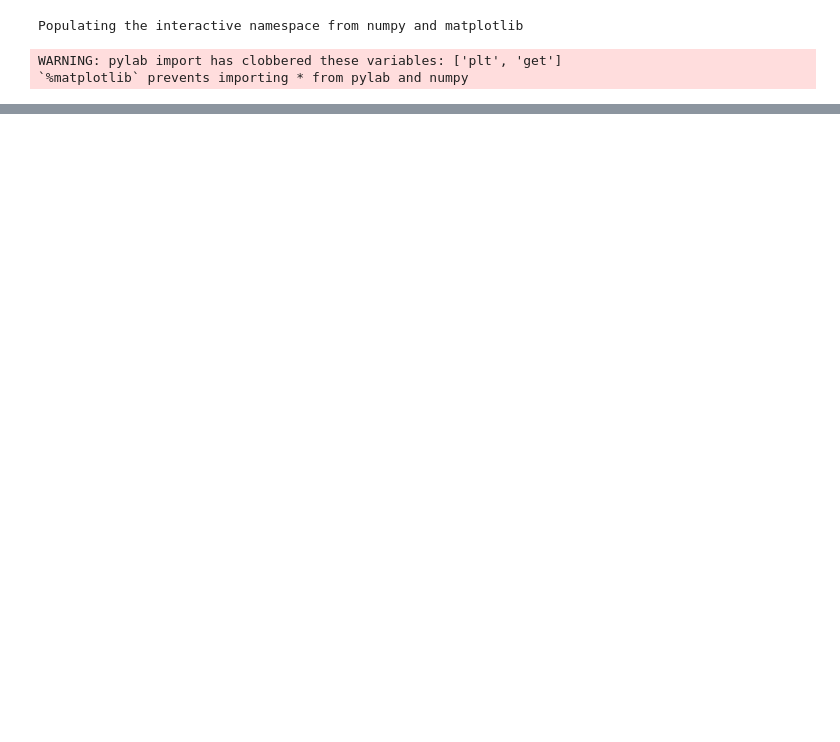
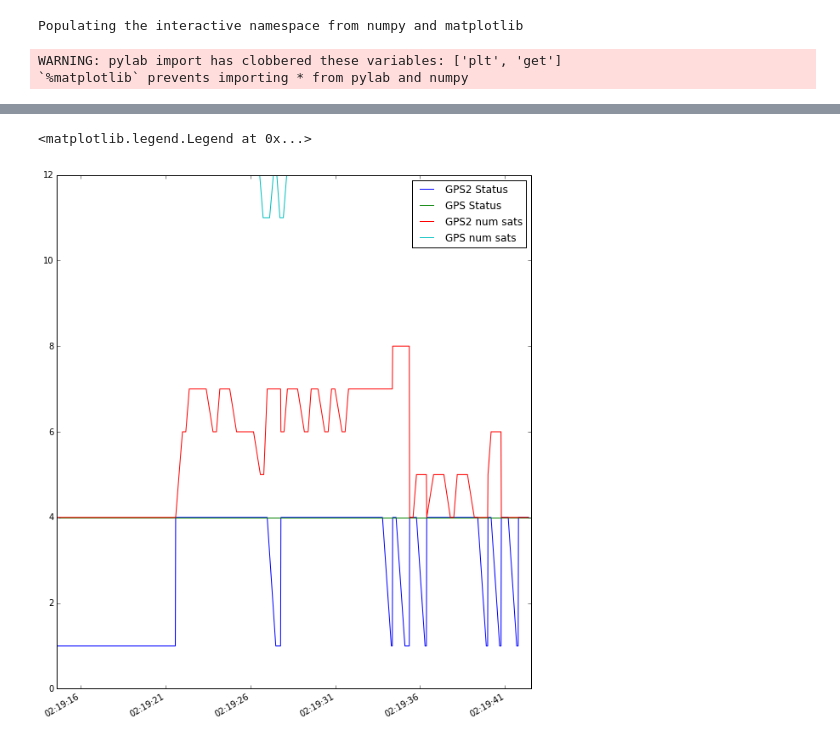
Before and after one commit to swift-nav/piksi_tools, a Jupyter notebook: piksi_tools/ardupilot/Piksi on Ardupilot evaluation.ipynb, the cells around one changed output, grey strips where cells are left out. Drawn from its saved outputs; the diff is of its cells as text; code cells hidden in the pictures; blank space fills up the shorter version.

```diff
--- a/piksi_tools/ardupilot/Piksi on Ardupilot evaluation.ipynb
+++ b/piksi_tools/ardupilot/Piksi on Ardupilot evaluation.ipynb
@@ -203,0 +228,10 @@ plot(GPS1NED[:,0],GPS1NED[:,1])
+# %%
+fig = plt.figure(figsize=[10,12])
+GPS2_llh_lat = signal(mavlink,'GPS2', 'Status', None, None).time_series().plot()
+GPS2_llh_lat = signal(mavlink,'GPS', 'Status', None, None).time_series().plot()
+GPS2_llh_lat = signal(mavlink,'GPS2', 'NSats', None, None).time_series().plot()
+GPS2_llh_lat = signal(mavlink,'GPS', 'NSats', None, None).time_series().plot()
+plt.legend(['GPS2 Status', 'GPS Status', 'GPS2 num sats', 'GPS num sats'])
+# %% [output]
+<matplotlib.legend.Legend at 0x...>
+[figure, added]
```
Also changed, not shown: parts of 6 cells of this notebook, 2 other files.
